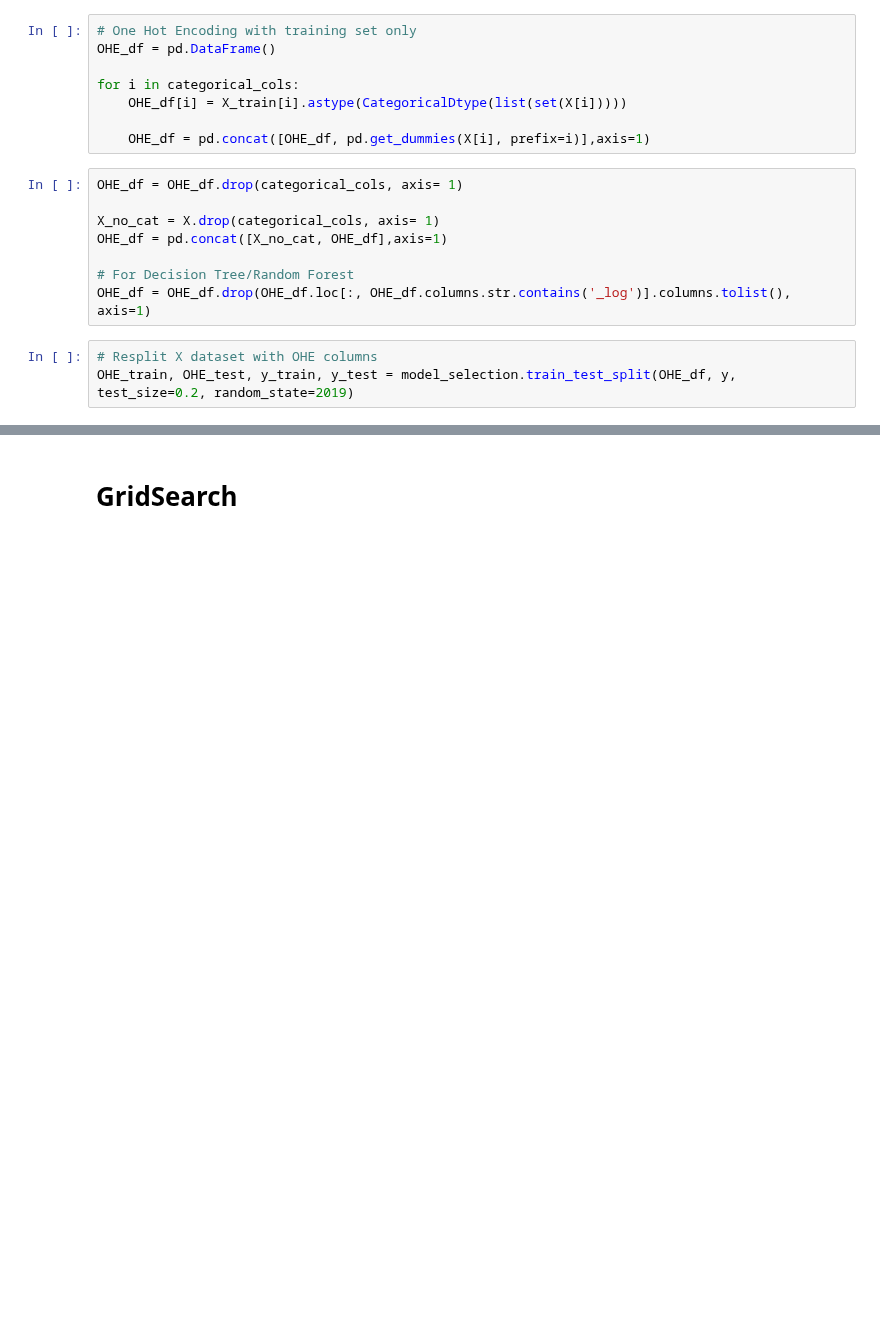
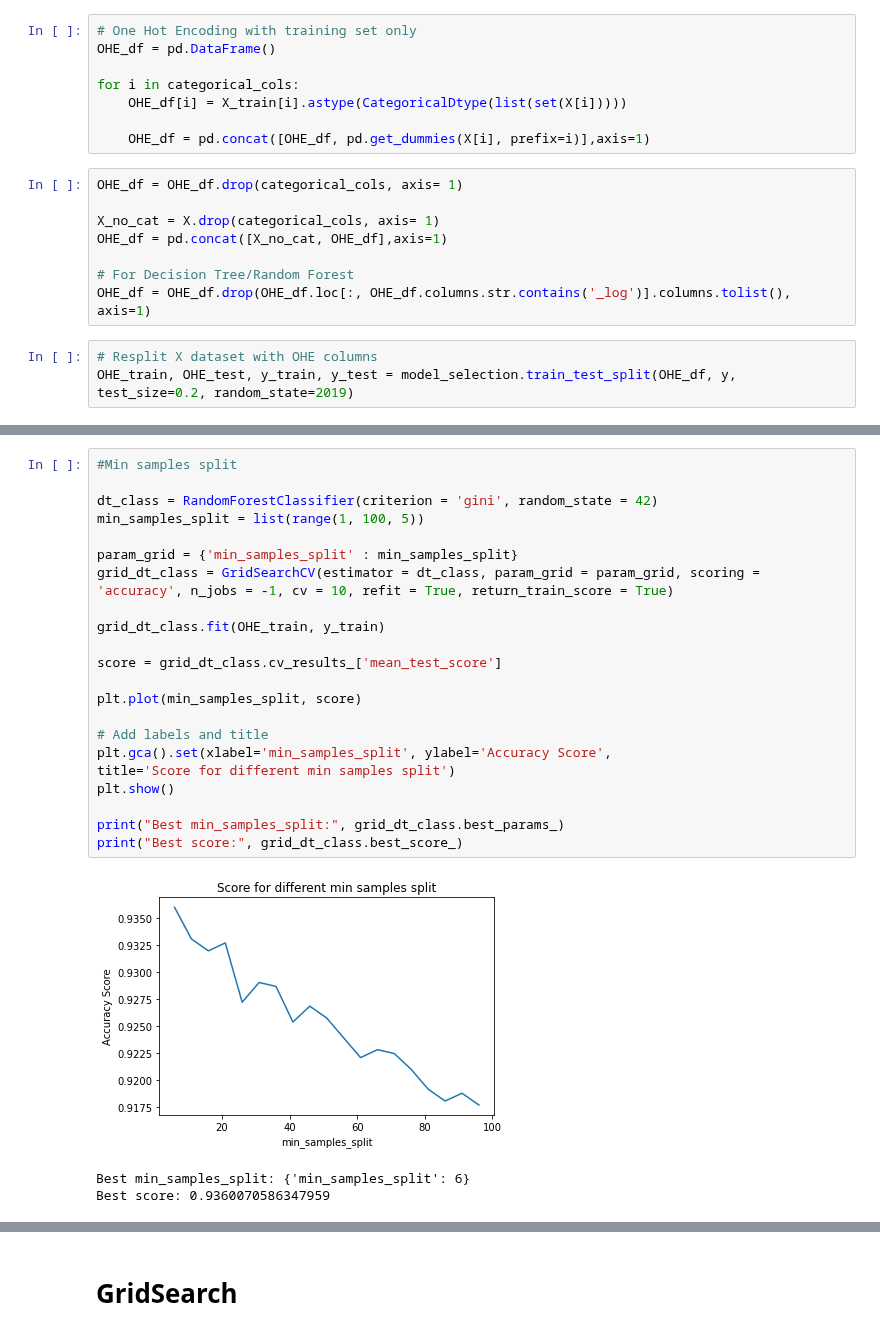
Before and after one commit to chuabern/BT4222_GrpProject, a Jupyter notebook: Random_Forest.ipynb, the cells around one changed output, grey strips where cells are left out. Saved outputs shown, nothing was run; the diff lists cells and outputs as text; blank space fills up the shorter version.

```diff
--- a/Random_Forest.ipynb
+++ b/Random_Forest.ipynb
@@ -116,0 +158,26 @@ After OHE, n features =  612
+# %%
+#Min samples split
+
+dt_class = RandomForestClassifier(criterion = 'gini', random_state = 42)
+min_samples_split = list(range(1, 100, 5))
+
+param_grid = {'min_samples_split' : min_samples_split}
+grid_dt_class = GridSearchCV(estimator = dt_class, param_grid = param_grid, scoring = 'accuracy', n_jobs = -1, cv = 10, refit = True, return_train_score = True)
+
+grid_dt_class.fit(OHE_train, y_train)
+
+score = grid_dt_class.cv_results_['mean_test_score']
+
+plt.plot(min_samples_split, score)
+
+# Add labels and title
+plt.gca().set(xlabel='min_samples_split', ylabel='Accuracy Score',
+title='Score for different min samples split')
+plt.show()
+
+print("Best min_samples_split:", grid_dt_class.best_params_)
+print("Best score:", grid_dt_class.best_score_)
+# %% [output]
+[figure, added]
+Best min_samples_split: {'min_samples_split': 6}
+Best score: 0.9360070586347959
```
Also changed, not shown: parts of 22 cells of this notebook.
